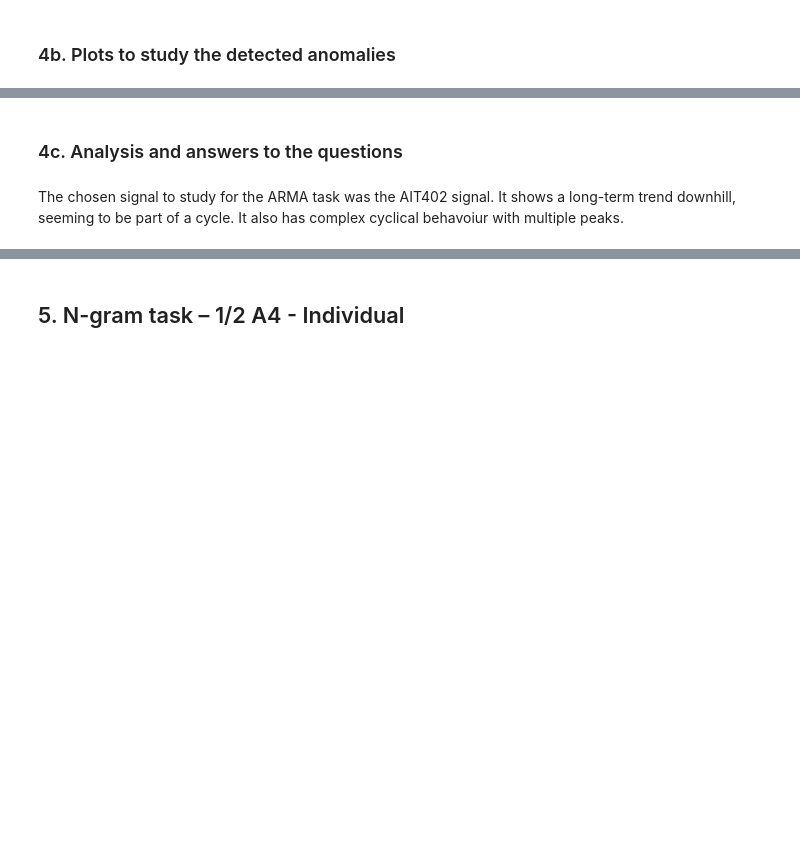
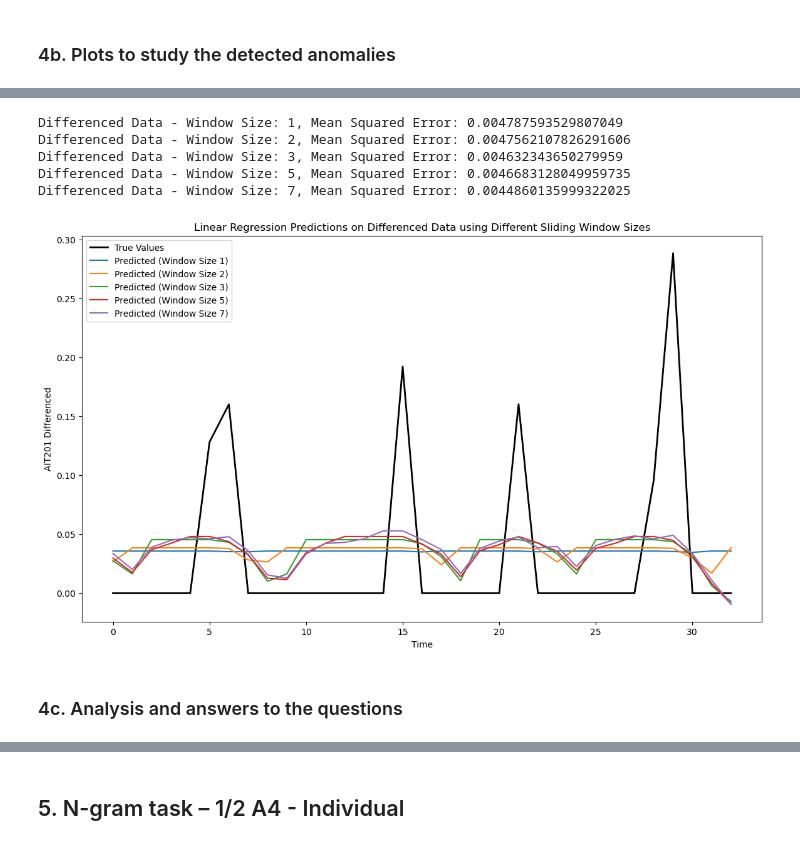
Before and after one commit to amar-mesic/cyber-data, a Jupyter notebook: lab-2/Lab2.ipynb, the cells around one changed output, grey strips where cells are left out. Drawn from its saved outputs; the diff is of its cells as text; code cells hidden in the pictures; blank space fills up the shorter version.

Commit message:
add ARMA

```diff
--- a/lab-2/Lab2.ipynb
+++ b/lab-2/Lab2.ipynb
@@ -392,0 +423,5 @@ train_signal = train_data[[signal_name]]
+# %%
+window_sizes = [1, 2, 3, 5, 7]
+max_window_size = max(window_sizes)
+split_ratio = 0.8
+split_index = int(len(signal_values) * split_ratio)
@@ -393,4 +486,50 @@ train_signal = train_data[[signal_name]]
+# %%
+split_index_diff = int(len(signal_values_diff) * 0.8)
+predictions_dict_diff = {}
+
+for window_size in window_sizes:
+    # Create sliding windows for differenced data
+    X_diff, y_diff = create_sliding_window(signal_values_diff, window_size)
+
+    # Split data into training and test sets
+    X_train_diff, X_test_diff = X_diff[:split_index_diff], X_diff[split_index_diff:]
+    y_train_diff, y_test_diff = y_diff[:split_index_diff], y_diff[split_index_diff:]
+
+    # Train a linear regression model
+    model_diff = LinearRegression()
+    model_diff.fit(X_train_diff, y_train_diff)
+
+    # Predict and store the results
+    y_pred_diff = model_diff.predict(X_test_diff)
+    mse_diff = mean_squared_error(y_test_diff, y_pred_diff)
+    print(f'Differenced Data - Window Size: {window_size}, Mean Squared Error: {mse_diff}')
+
+    # Store the predictions
+    predictions_dict_diff[window_size] = y_pred_diff[max_window_size - window_size:]
+# %% [output]
+Differenced Data - Window Size: 1, Mean Squared Error: 0.004787593529807049
+Differenced Data - Window Size: 2, Mean Squared Error: 0.0047562107826291606
+Differenced Data - Window Size: 3, Mean Squared Error: 0.004632343650279959
+Differenced Data - Window Size: 5, Mean Squared Error: 0.0046683128049959735
+Differenced Data - Window Size: 7, Mean Squared Error: 0.0044860135999322025
+# %%
+# Plot the results for differenced data
+plt.figure(figsize=(14, 8))
+
+# Plot true values
+plt.plot(y_test_diff, label='True Values', color='black', linewidth=2)
+
+# Plot predictions for each window size
+for i, window_size in enumerate(window_sizes):
+    y_pred_diff = predictions_dict_diff[window_size]
+    plt.plot(y_pred_diff, label=f'Predicted (Window Size {window_size})')
+
+plt.title(f'Linear Regression Predictions on Differenced Data using Different Sliding Window Sizes')
+plt.xlabel('Time')
+plt.ylabel(f'{signal_name} Differenced')
+plt.legend()
+plt.show()
+# %% [output]
+[figure, added]
 # %% [markdown]
 ### 4c. Analysis and answers to the questions
-# %% [markdown]
-The chosen signal to study for the ARMA task was the AIT402 signal. It shows a long-term trend downhill, seeming to be part of a cycle. It also has complex cyclical behavoiur with multiple peaks.
```
Also changed, not shown: parts of 17 cells of this notebook.
